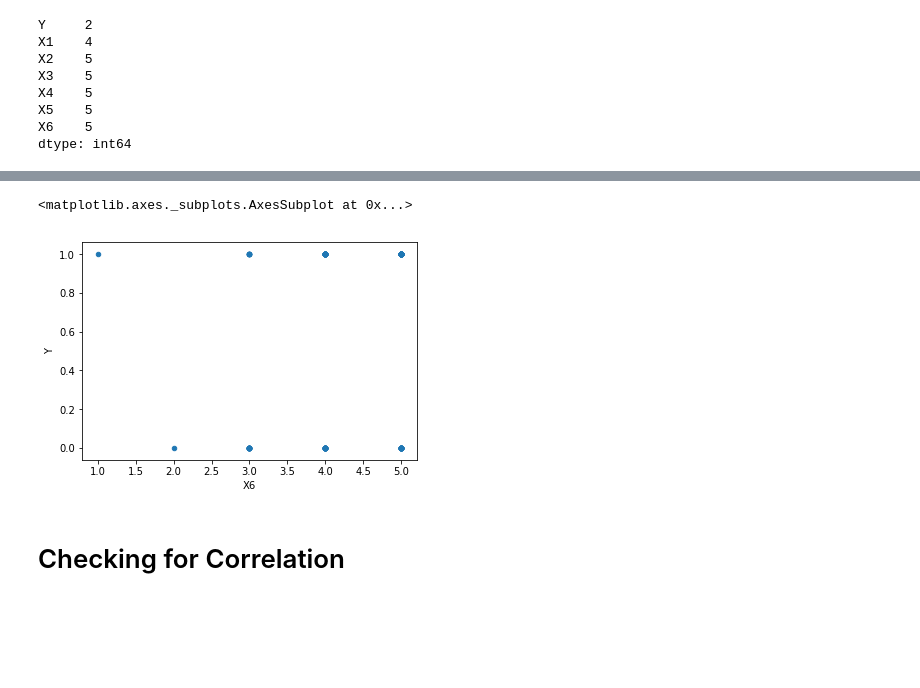
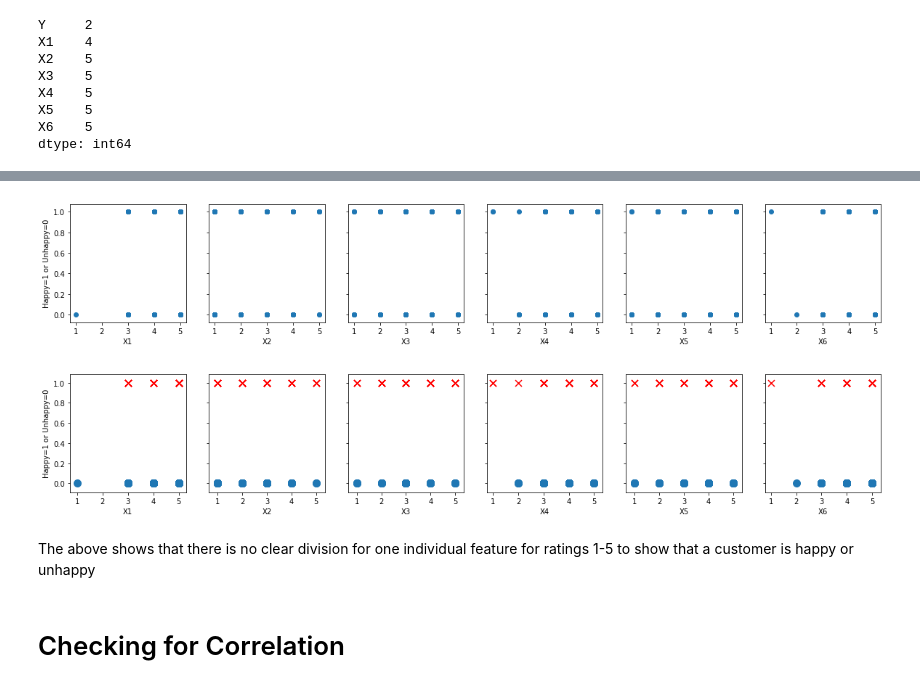
Before and after one commit to KadirHakeem/gPiNFKnO6amInMl0, a Jupyter notebook: Exploratory_Data_Analysis.ipynb, the cells around one changed output, grey strips where cells are left out. Cells and saved outputs as stored; diff of their text form; code cells hidden in the pictures; blank space fills up the shorter version.

```diff
--- a/Exploratory_Data_Analysis.ipynb
+++ b/Exploratory_Data_Analysis.ipynb
@@ -254,8 +225,31 @@ df[["X5", "Y"]].plot.scatter(x = 'X5', y = "Y")
-# %%
-df[["X6", "Y"]].plot.scatter(x = 'X6', y = "Y")
-# %% [output]
-<matplotlib.axes._subplots.AxesSubplot at 0x...>
-[figure, removed]
+# %%
+X_features = ['X1','X2','X3','X4','X5','X6']
+
+# Target vs features
+fig,ax=plt.subplots(1, 6, figsize=(20, 3), sharey=True)
+for i in range(len(ax)):
+    ax[i].scatter(df[X_features[i]],df['Y'])
+    ax[i].set_xlabel(X_features[i])
+ax[0].set_ylabel("Happy=1 or Unhappy=0")
+plt.show()
+# %% [output]
+[figure, added]
+# %%
+X_features = ['X1','X2','X3','X4','X5','X6']
+pos = df['Y'].to_numpy() == 1
+neg = df['Y'].to_numpy() == 0
+# Target vs features
+fig,ax=plt.subplots(1, 6, figsize=(20, 3), sharey=True)
+for i in range(len(ax)):
+    ax[i].scatter(df[X_features[i]].to_numpy()[pos], df['Y'].to_numpy()[pos], marker='x', s=80, c = 'red', label="y=1")
+    ax[i].scatter(df[X_features[i]].to_numpy()[neg], df['Y'].to_numpy()[neg], marker='o', s=100, label="y=0")
+    ax[i].set_xlabel(X_features[i])
+ax[0].set_ylabel("Happy=1 or Unhappy=0")
+plt.show()
+# %% [output]
+[figure, added]
+# %% [markdown]
+The above shows that there is no clear division for one individual feature for ratings 1-5 to show that a customer is happy or unhappy
 # %% [markdown]
 # Checking for Correlation
 # %%
```
Also changed, not shown: parts of 8 cells of this notebook, 4 other files.
